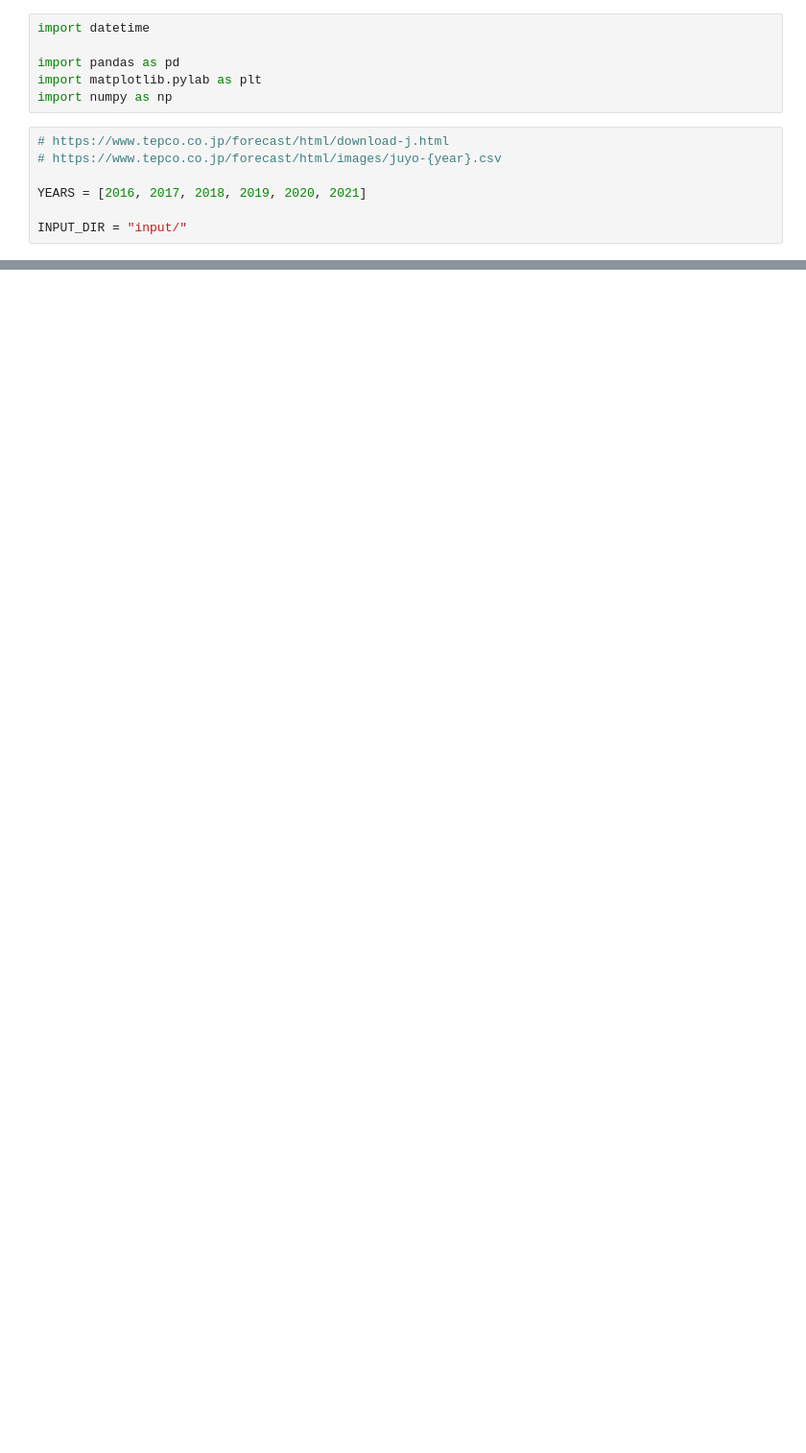
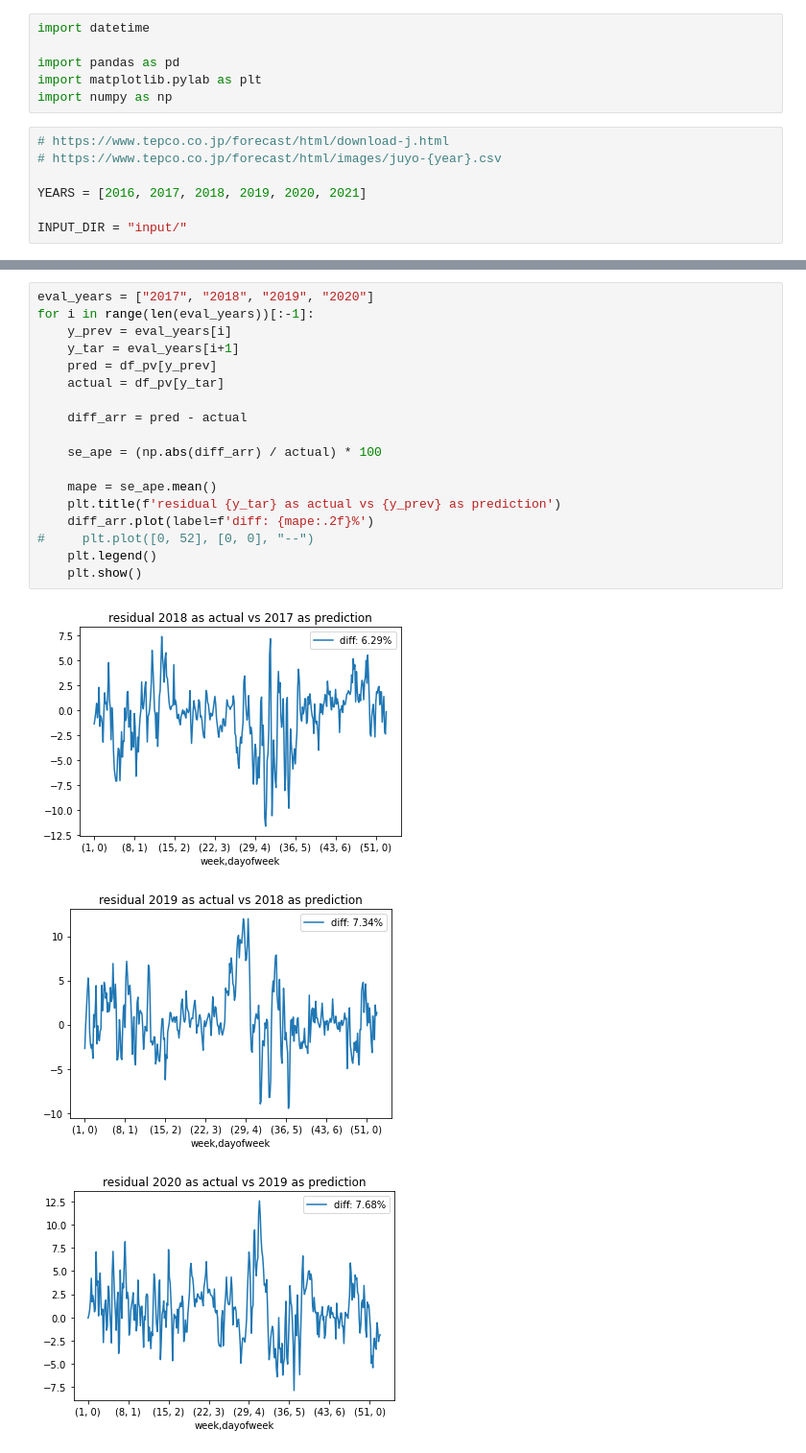
Before and after one commit to Rio114/practice, a Jupyter notebook: timeseries/elec/4.compare_previour_year_daily.ipynb, the cells around one changed output, grey strips where cells are left out. Shown at 96% size. Cells and saved outputs as stored; diff of their text form; blank space fills up the shorter version.

```diff
--- a/timeseries/elec/4.compare_previour_year_daily.ipynb
+++ b/timeseries/elec/4.compare_previour_year_daily.ipynb
@@ -53,0 +54,22 @@ for i in range(len(eval_years))[:-1]:
+# %%
+eval_years = ["2017", "2018", "2019", "2020"]
+for i in range(len(eval_years))[:-1]:
+    y_prev = eval_years[i]
+    y_tar = eval_years[i+1]
+    pred = df_pv[y_prev]
+    actual = df_pv[y_tar]
+
+    diff_arr = pred - actual
+
+    se_ape = (np.abs(diff_arr) / actual) * 100
+
+    mape = se_ape.mean()
+    plt.title(f'residual {y_tar} as actual vs {y_prev} as prediction')
+    diff_arr.plot(label=f'diff: {mape:.2f}%')
+#     plt.plot([0, 52], [0, 0], "--")
+    plt.legend()
+    plt.show()
+# %% [output]
+[figure, added]
+[figure, added]
+[figure, added]
```
Also changed, not shown: parts of 4 cells of this notebook, 6 other files.
